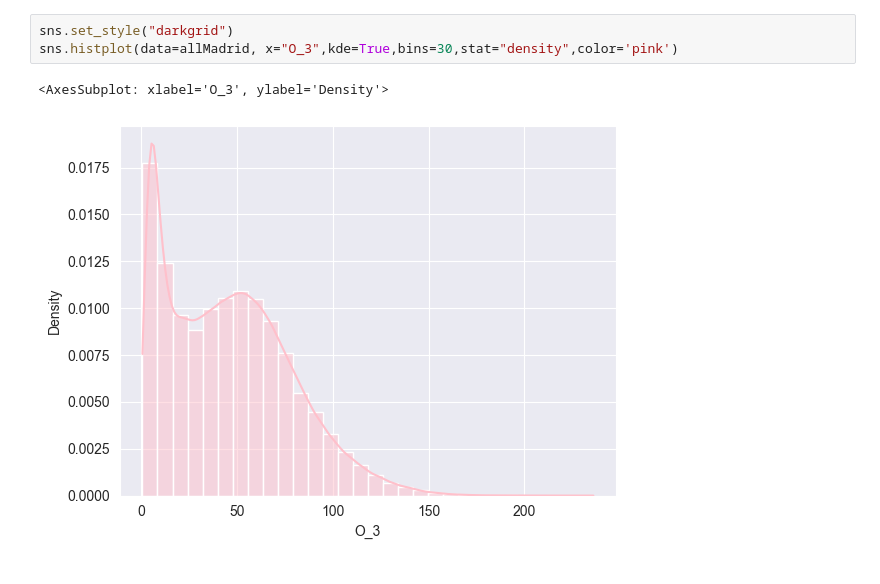
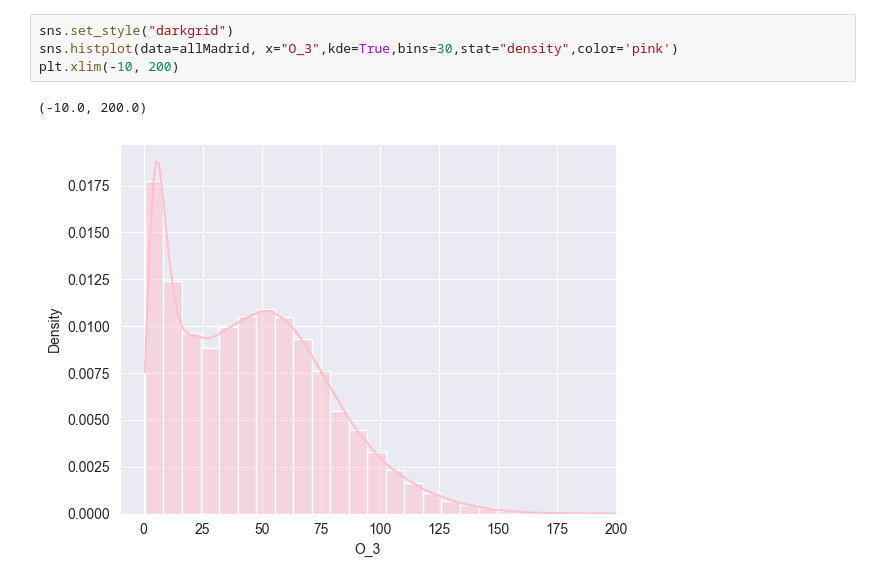
Before and after one commit to ChiaraAmalia/DataScience2Project, a Jupyter notebook: DistributionJ.ipynb, the cells around one changed output. Cells and saved outputs as stored; diff of their text form.

```diff
--- a/DistributionJ.ipynb
+++ b/DistributionJ.ipynb
@@ -47,6 +53,7 @@ sns.histplot(data=allMadrid, x="PM25",kde=True,bins=30,stat="density",color='red
 # %%
 sns.set_style("darkgrid")
 sns.histplot(data=allMadrid, x="O_3",kde=True,bins=30,stat="density",color='pink')
+plt.xlim(-10, 200)
 # %% [output]
-<AxesSubplot: xlabel='O_3', ylabel='Density'>
+(-10.0, 200.0)
-[figure, old version]
+[figure, new version]
```
Also changed, not shown: parts of 6 cells of this notebook.
